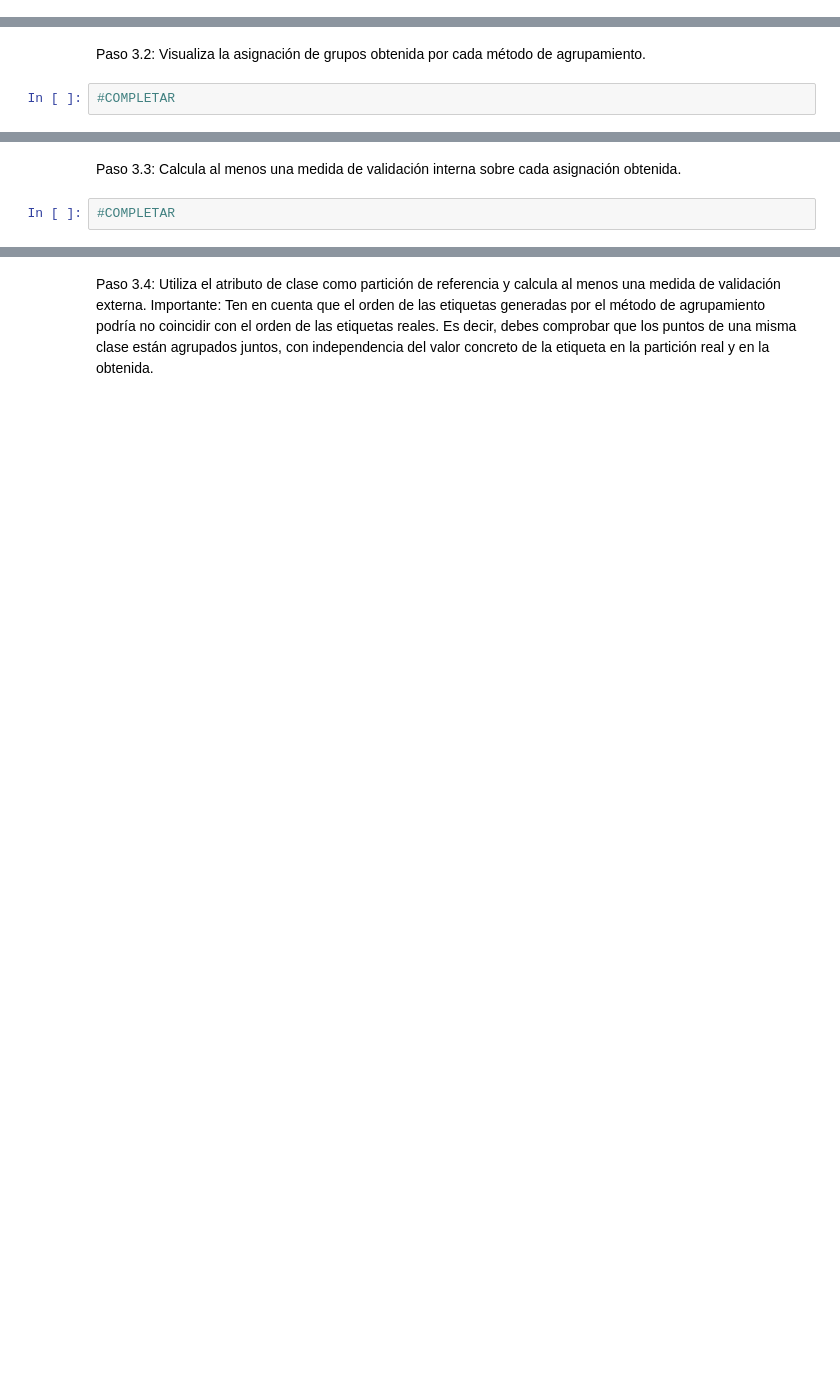
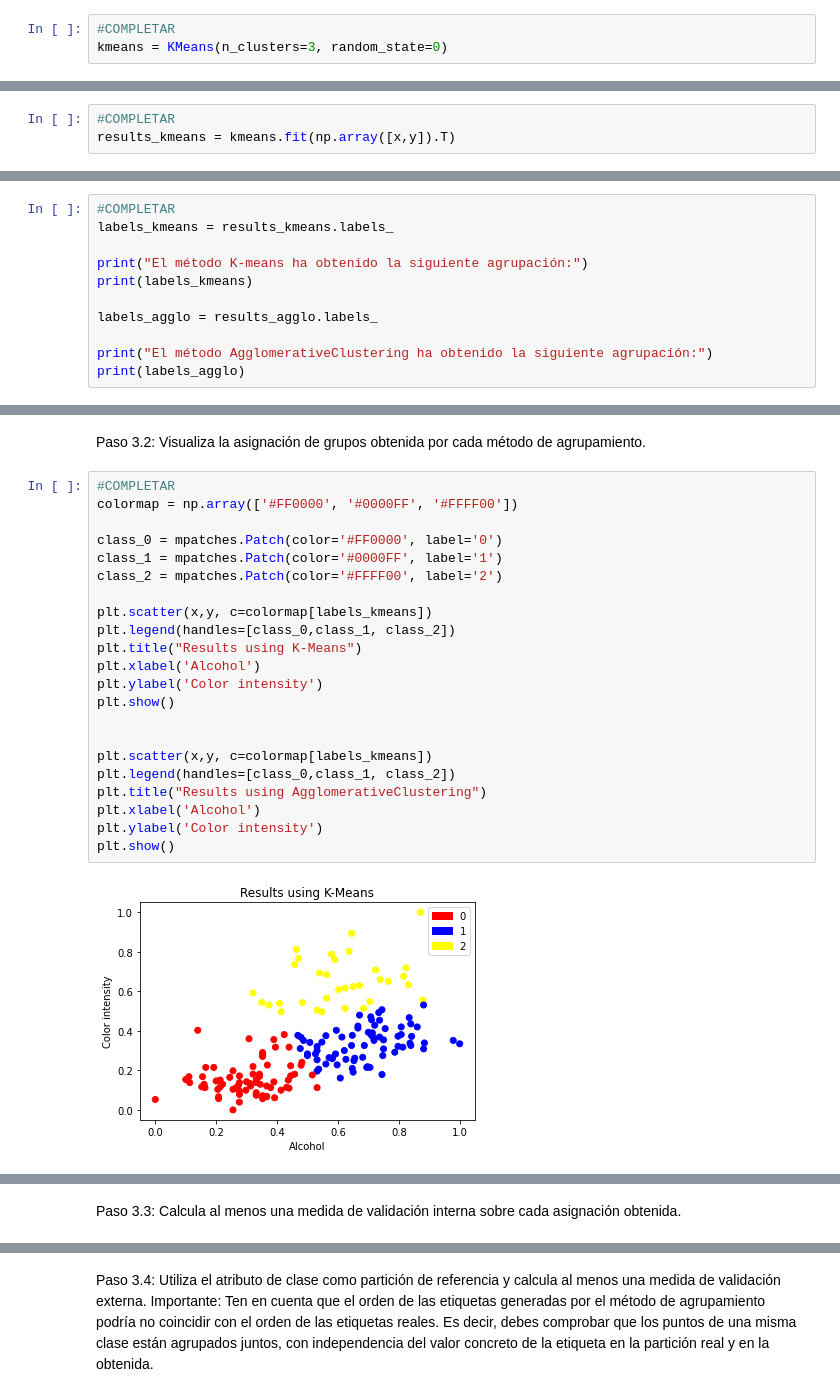
Before and after one commit to golly10/MNSDA, a Jupyter notebook: Tema 3/MetodosNoSupervisados_NotebookTarea3.ipynb, the cells around one changed output, grey strips where cells are left out. Drawn from its saved outputs; the diff is of its cells as text; blank space fills up the shorter version.

```diff
--- a/Tema 3/MetodosNoSupervisados_NotebookTarea3.ipynb
+++ b/Tema 3/MetodosNoSupervisados_NotebookTarea3.ipynb
@@ -88,2 +118,5 @@ Paso 2.1: Especifica los parámetros para el primer método de agrupamiento eleg
+# %%
+#COMPLETAR
+kmeans = KMeans(n_clusters=3, random_state=0)
 # %% [markdown]
 Paso 2.2: Ejecuta el primer método de agrupamiento.
@@ -92,3 +123,6 @@ Paso 2.2: Ejecuta el primer método de agrupamiento.
+# %%
+#COMPLETAR
+results_kmeans = kmeans.fit(np.array([x,y]).T)
 # %% [markdown]
 Paso 2.3: Especifica los parámetros del segundo método de agrupamiento. Preferentemente, utiliza uno de una familia diferente al anterior.
 # %%
@@ -107,0 +142,11 @@ Paso 3.1: Muesta la asignación de grupos (etiquetas) que ha obtenido cada méto
+# %%
+#COMPLETAR
+labels_kmeans = results_kmeans.labels_
+
+print("El método K-means ha obtenido la siguiente agrupación:")
+print(labels_kmeans)
+
+labels_agglo = results_agglo.labels_
+
+print("El método AgglomerativeClustering ha obtenido la siguiente agrupación:")
+print(labels_agglo)
@@ -108,4 +166,26 @@ Paso 3.1: Muesta la asignación de grupos (etiquetas) que ha obtenido cada méto
 # %% [markdown]
 Paso 3.2: Visualiza la asignación de grupos obtenida por cada método de agrupamiento.
-# %%
-#COMPLETAR
+# %%
+#COMPLETAR
+colormap = np.array(['#FF0000', '#0000FF', '#FFFF00'])
+
+class_0 = mpatches.Patch(color='#FF0000', label='0')
+class_1 = mpatches.Patch(color='#0000FF', label='1')
+class_2 = mpatches.Patch(color='#FFFF00', label='2')
+
+plt.scatter(x,y, c=colormap[labels_kmeans])
+plt.legend(handles=[class_0,class_1, class_2])
+plt.title("Results using K-Means")
+plt.xlabel('Alcohol')
+plt.ylabel('Color intensity')
+plt.show()
+
+
+plt.scatter(x,y, c=colormap[labels_kmeans])
+plt.legend(handles=[class_0,class_1, class_2])
+plt.title("Results using AgglomerativeClustering")
+plt.xlabel('Alcohol')
+plt.ylabel('Color intensity')
+plt.show()
+# %% [output]
+[figure, added]
@@ -112,4 +193,2 @@ Paso 3.2: Visualiza la asignación de grupos obtenida por cada método de agrupa
 # %% [markdown]
 Paso 3.3: Calcula al menos una medida de validación interna sobre cada asignación obtenida.
-# %%
-#COMPLETAR
```
Also changed, not shown: parts of 18 cells of this notebook, 1 other file.
